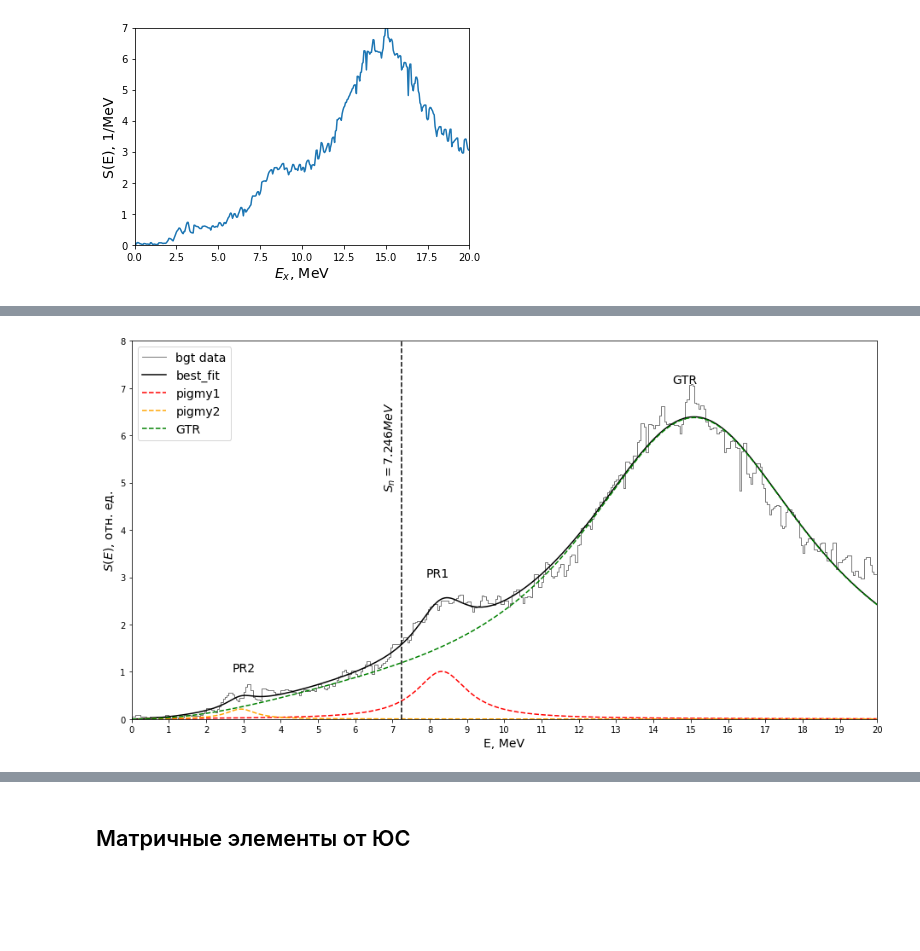
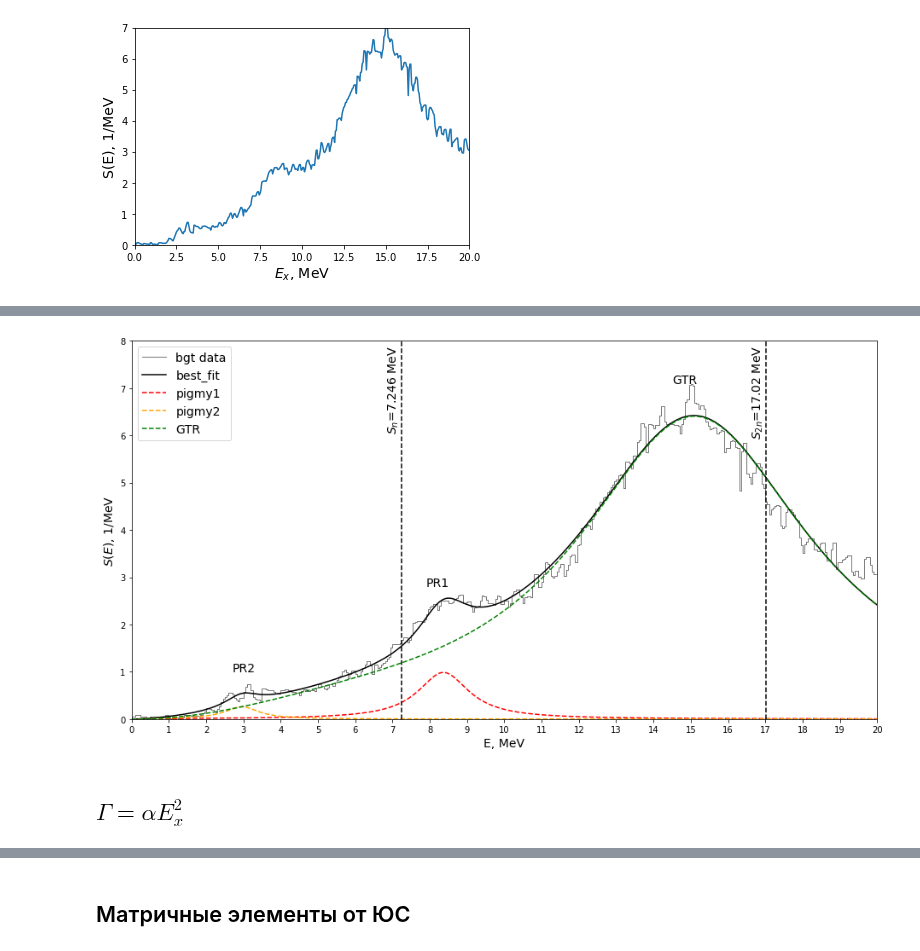
Before and after one commit to Almaz93/neutrino, a Jupyter notebook: double_beta_decay/Almaz's work/calculation/decomposition-Xe127.ipynb, the cells around one changed output, grey strips where cells are left out. Drawn from its saved outputs; the diff is of its cells as text; code cells hidden in the pictures; blank space fills up the shorter version.

```diff
--- a/double_beta_decay/Almaz's work/calculation/decomposition-Xe127.ipynb
+++ b/double_beta_decay/Almaz's work/calculation/decomposition-Xe127.ipynb
@@ -4,17 +4,22 @@ import numpy as np
 import pandas as pd
 import scipy as sc
 import matplotlib.pyplot as plt
-from scipy.integrate import quad, trapz
+
+from matplotlib.ticker import (MultipleLocator, FormatStrFormatter,
+                               AutoMinorLocator)
+
+from scipy.integrate import quad, trapz, cumtrapz
 
 import scipy.stats
 import scipy.optimize
-from scipy.signal import find_peaks
+from scipy.signal import find_peaks, peak_widths
 
 %pylab inline
 
 from lmfit import minimize, Parameters, Model, fit_report
 
 S_n = 7.246 #энергия отрыва нейтрона
+S_2n = 17.02
 
 total_GT = 55.54
 # %% [output]
@@ -349,29 +441,35 @@ print(total_mod_result.fit_report())
 # %%
 total_mod_comps = total_mod_result.eval_components()
 
 plt.figure(figsize=(13,7))
 #plt.plot(data['x'].values, data['y'].values)
 plt.step(x_values, y_bgt_new, 'dimgrey', linewidth=0.9, label='bgt data')
 plt.plot(x_values, total_mod_result.best_fit, 'k', ls='-', label='best_fit')
 plt.plot(x_values, total_mod_comps['pigmy1_'], 'red', ls='--', label='pigmy1',)
 plt.plot(x_values, total_mod_comps['pigmy2_'], 'orange', ls='--', label='pigmy2')
 plt.plot(x_values, total_mod_comps['GTR_'], 'g--', label='GTR')
 plt.legend(fontsize=14, loc='upper left')
+
 plt.axvline(S_n, c='black', ls='--',)
-plt.text(S_n-0.5, 6.5, '$S_{n}=7.246 MeV$', rotation=90, fontsize=14)
+plt.text(S_n-0.4, 7.7, '$S_{n}$=7.246 MeV', rotation=90, fontsize=14)
+plt.axvline(S_2n, c='black', ls='--',)
+plt.text(S_2n-0.4, 7.7, '$S_{2n}$=17.02 MeV', rotation=90, fontsize=14)
+
 
 plt.text(14.5, 7.1, 'GTR',  fontsize=14)
 plt.text(2.7, 1.0, 'PR2',  fontsize=14)
-plt.text(7.9, 3, 'PR1',  fontsize=14)
+plt.text(7.9, 2.8, 'PR1',  fontsize=14)
 
 plt.xlabel('E, MeV',fontsize=14)
 #plt.ylabel('S(E), 1/MeV')
-plt.ylabel('$S(E)$, отн. ед.', rotation=90, fontsize=14)
+plt.ylabel('$S(E)$, 1/MeV', rotation=90, fontsize=14)
 plt.ylim(0,8)
 plt.xlim(0,20)
 plt.xticks(np.arange(0,21,1))
 plt.tight_layout()
 plt.savefig('Xe127_decomposition_BGT_2.png', format='png', dpi=500)
 #plt.show()
 # %% [output]
-[figure, old version]
+[figure, new version]
+# %% [markdown]
+## $\Gamma=\alpha E^2_x$
```
Also changed, not shown: parts of 42 cells of this notebook, 39 other files.
